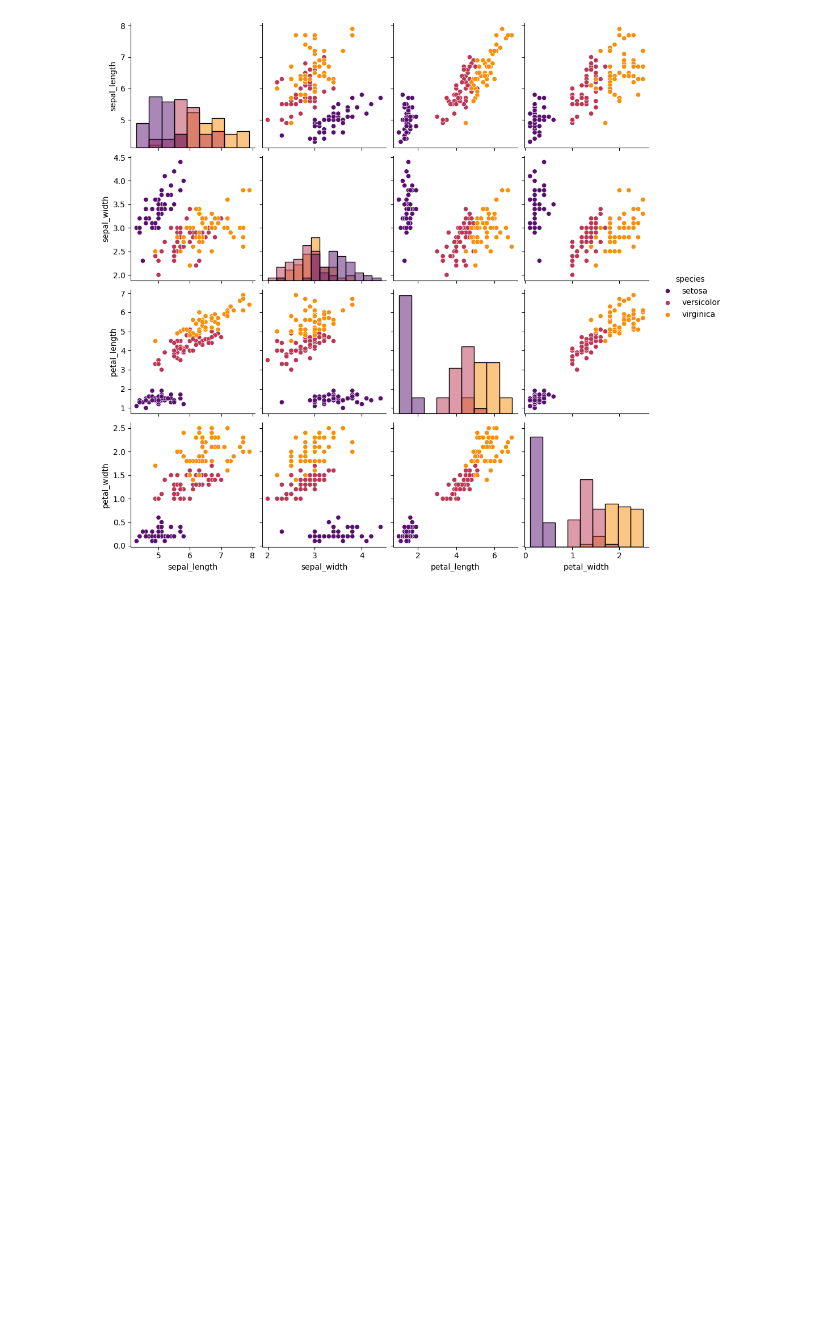
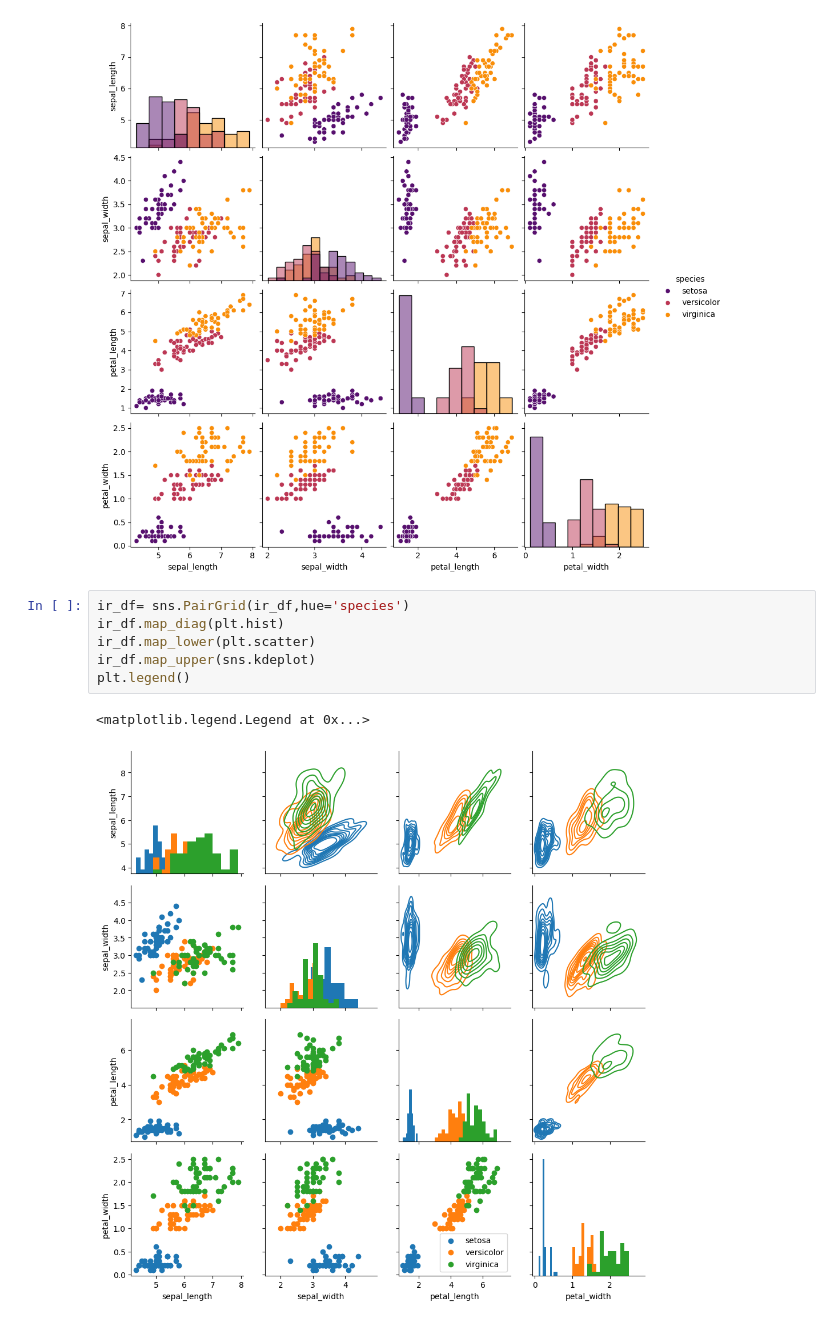
Before and after one commit to naxalatex/Seaborn, a Jupyter notebook: iris.ipynb, the cells around one changed output. Drawn from its saved outputs; the diff is of its cells as text; blank space fills up the shorter version.

```diff
--- a/iris.ipynb
+++ b/iris.ipynb
@@ -36,3 +36,12 @@ sns.pairplot(ir_df, hue='species' , palette='inferno', diag_kind= 'hist')
 # %% [output]
 <seaborn.axisgrid.PairGrid at 0x...>
 [figure]
+# %%
+ir_df= sns.PairGrid(ir_df,hue='species')
+ir_df.map_diag(plt.hist)
+ir_df.map_lower(plt.scatter)
+ir_df.map_upper(sns.kdeplot)
+plt.legend()
+# %% [output]
+<matplotlib.legend.Legend at 0x...>
+[figure, added]
```
Also changed, not shown: 3 other files.
